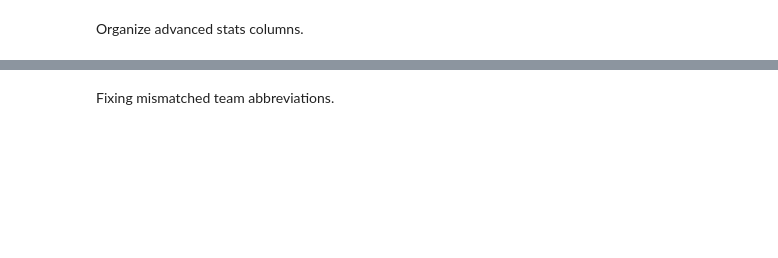
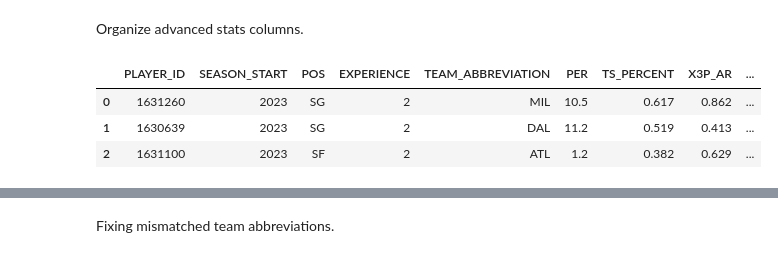
Before and after one commit to aapandy2/predicting_nba_player_retention, a Jupyter notebook: 1_DataMerger.ipynb, the cells around one changed output, grey strips where cells are left out. Cells and saved outputs as stored; diff of their text form; code cells hidden in the pictures; blank space fills up the shorter version.

```diff
--- a/1_DataMerger.ipynb
+++ b/1_DataMerger.ipynb
@@ -84,3 +66,12 @@ advanced_stats = advanced_stats.drop(columns=['player', 'age', 'lg', 'g', 'mp'])
 # %%
+advanced_stats = advanced_stats.rename(columns={'tm': 'TEAM_ABBREVIATION'})
+advanced_stats = advanced_stats.drop(columns=['player', 'age', 'lg', 'g', 'mp'])
 advanced_stats_col_rename_dict = {x: x.upper() for x in advanced_stats.columns}
 advanced_stats = advanced_stats.rename(columns=advanced_stats_col_rename_dict)
+
+advanced_stats.head(3)
+# %% [output]
+|  | PLAYER_ID | SEASON_START | POS | EXPERIENCE | TEAM_ABBREVIATION | PER | TS_PERCENT | X3P_AR | ... |
+| 0 | 1631260 | 2023 | SG | 2 | MIL | 10.5 | 0.617 | 0.862 | ... |
+| 1 | 1630639 | 2023 | SG | 2 | DAL | 11.2 | 0.519 | 0.413 | ... |
+| 2 | 1631100 | 2023 | SF | 2 | ATL | 1.2 | 0.382 | 0.629 | ... |
```
Also changed, not shown: parts of 61 cells of this notebook.
